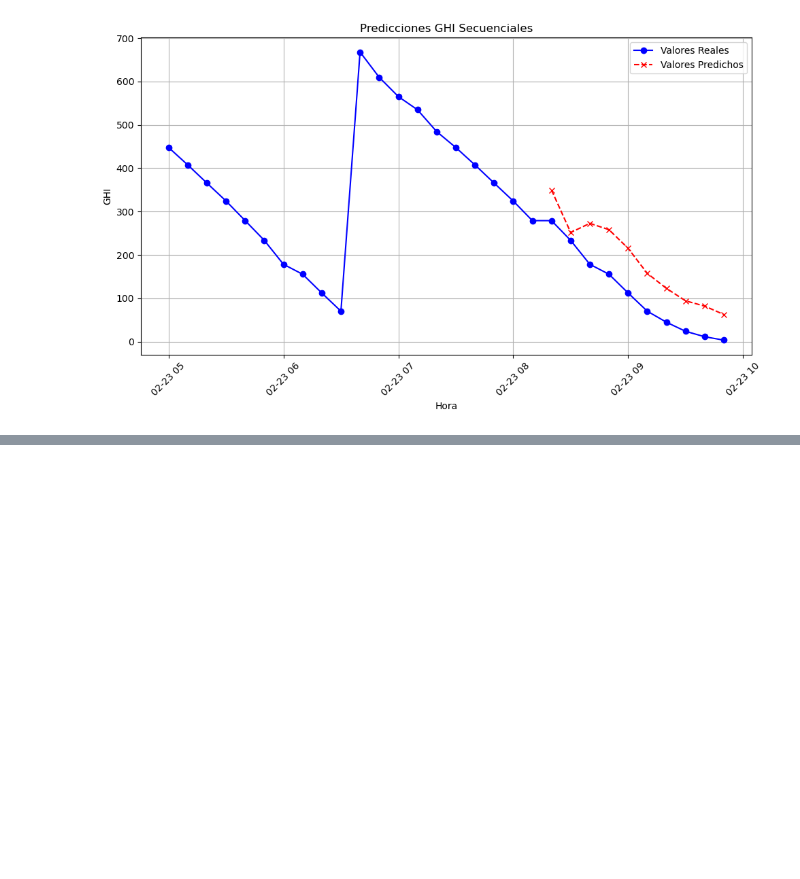
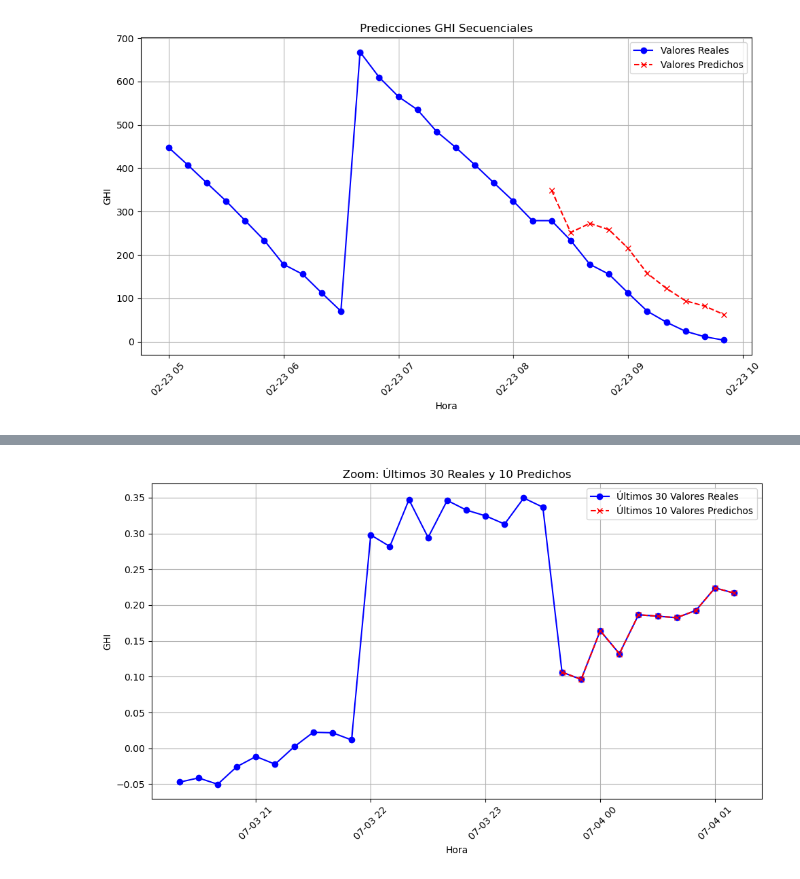
Before and after one commit to SantiagoRMV/Cloud_Forecasting_CNN_LSTM, a Jupyter notebook: test.ipynb, the cells around one changed output, grey strips where cells are left out. Drawn from its saved outputs; the diff is of its cells as text; code cells hidden in the pictures; blank space fills up the shorter version.

```diff
--- a/test.ipynb
+++ b/test.ipynb
@@ -184,0 +565,26 @@ ________________________________________________________________________________
+# %%
+# Función para graficar los últimos 30 valores reales y los últimos 10 predichos
+def plot_zoomed_real_vs_predicted(y_true, y_pred, timestamps, title="Zoom: Últimos 30 Reales y 10 Predichos"):
+    plt.figure(figsize=(10, 6))
+
+    # Graficar los últimos 30 valores reales
+    plt.plot(timestamps[-30:], y_true[-30:], label="Últimos 30 Valores Reales", color='blue', marker='o')
+
+    # Graficar los últimos 10 valores predichos
+    plt.plot(timestamps[-10:], y_pred[-10:], label="Últimos 10 Valores Predichos", color='red', linestyle='--', marker='x')
+
+    plt.title(title)
+    plt.xlabel("Hora")
+    plt.ylabel("GHI")
+    plt.xticks(rotation=45)
+    plt.grid(True)
+    plt.legend()
+    plt.tight_layout()
+
+    # Mostrar el gráfico
+    plt.show()
+
+# Graficar los últimos 30 valores reales y los últimos 10 predichos
+plot_zoomed_real_vs_predicted(y_true, y_pred, timestamps, title="Zoom: Últimos 30 Reales y 10 Predichos")
+# %% [output]
+[figure, added]
```
Also changed, not shown: parts of 7 cells of this notebook, 4 other files.
